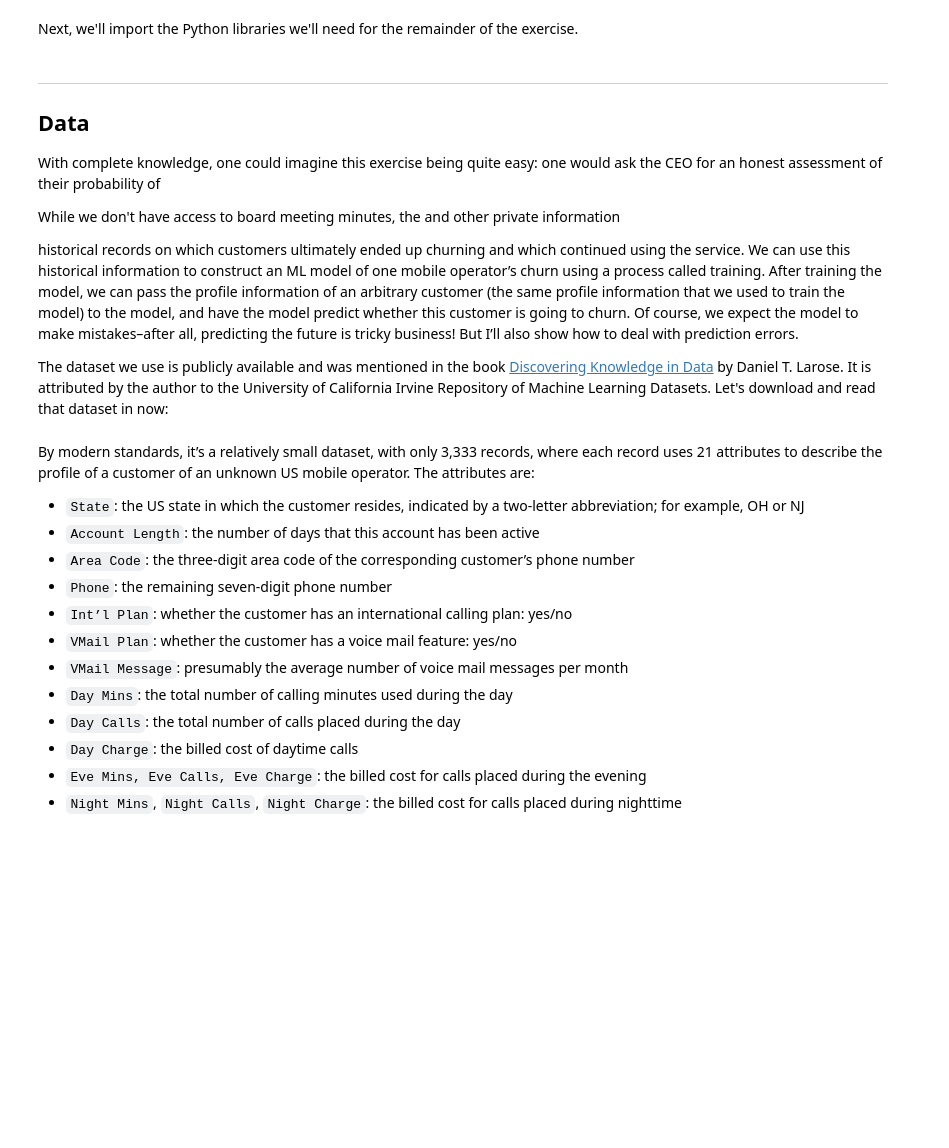
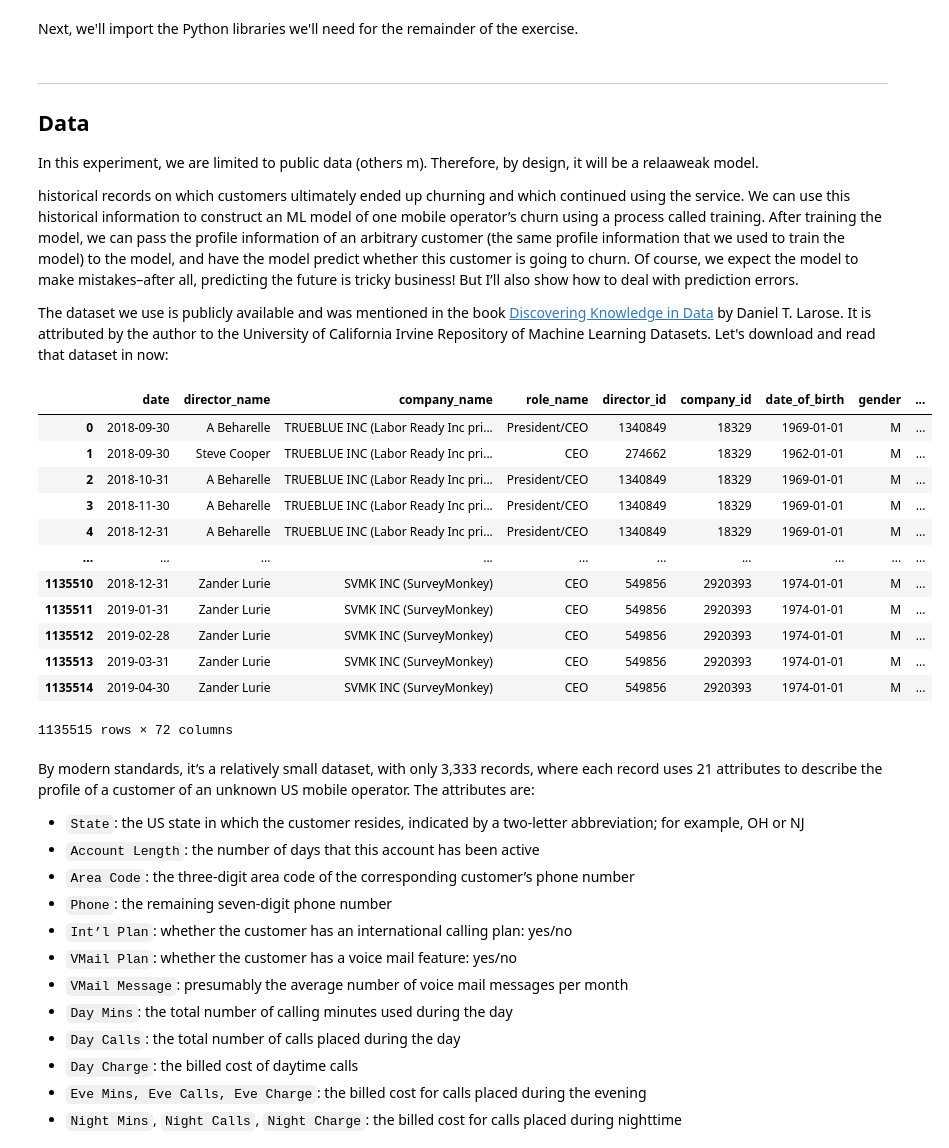
Before and after one commit to flyingdutchnick/ml-turnover, a Jupyter notebook: 2_model_training.ipynb, the cells around one changed output. Drawn from its saved outputs; the diff is of its cells as text; code cells hidden in the pictures; blank space fills up the shorter version.

Commit message:
data preprocess

```diff
--- a/2_model_training.ipynb
+++ b/2_model_training.ipynb
@@ -75,9 +72,7 @@ from sagemaker.predictor import csv_serializer
 ---
 ## Data
 
-With complete knowledge, one could imagine this exercise being quite easy: one would ask the CEO for an honest assessment of their probability of
-
-While we don't have access to board meeting minutes, the and other private information
+In this experiment, we are limited to public data (others m). Therefore, by design, it will be a relaaweak model.
 
 historical records on which customers ultimately ended up churning and which continued using the service. We can use this historical information to construct an ML model of one mobile operator’s churn using a process called training. After training the model, we can pass the profile information of an arbitrary customer (the same profile information that we used to train the model) to the model, and have the model predict whether this customer is going to churn. Of course, we expect the model to make mistakes–after all, predicting the future is tricky business! But I’ll also show how to deal with prediction errors.
 
@@ -87,5 +82,19 @@ The dataset we use is publicly available and was mentioned in the book [Discover
 !unzip -o DKD2e_data_sets.zip
 # %%
-churn = pd.read_csv('./Data sets/churn.txt')
+df_ceos = pd.read_csv('./data/csv_files/ceos.csv.gz', compression='gzip')
 pd.set_option('display.max_columns', 500)
-churn
+df_ceos
+# %% [output]
+|  | date | director_name | company_name | role_name | director_id | company_id | date_of_birth | gender | ... |
+| 0 | 2018-09-30 | A Beharelle | TRUEBLUE INC (Labor Ready Inc pri... | President/CEO | 1340849 | 18329 | 1969-01-01 | M | ... |
+| 1 | 2018-09-30 | Steve Cooper | TRUEBLUE INC (Labor Ready Inc pri... | CEO | 274662 | 18329 | 1962-01-01 | M | ... |
+| 2 | 2018-10-31 | A Beharelle | TRUEBLUE INC (Labor Ready Inc pri... | President/CEO | 1340849 | 18329 | 1969-01-01 | M | ... |
+| 3 | 2018-11-30 | A Beharelle | TRUEBLUE INC (Labor Ready Inc pri... | President/CEO | 1340849 | 18329 | 1969-01-01 | M | ... |
+| 4 | 2018-12-31 | A Beharelle | TRUEBLUE INC (Labor Ready Inc pri... | President/CEO | 1340849 | 18329 | 1969-01-01 | M | ... |
+| ... | ... | ... | ... | ... | ... | ... | ... | ... | ... |
+| 1135510 | 2018-12-31 | Zander Lurie | SVMK INC (SurveyMonkey) | CEO | 549856 | 2920393 | 1974-01-01 | M | ... |
+| 1135511 | 2019-01-31 | Zander Lurie | SVMK INC (SurveyMonkey) | CEO | 549856 | 2920393 | 1974-01-01 | M | ... |
+| 1135512 | 2019-02-28 | Zander Lurie | SVMK INC (SurveyMonkey) | CEO | 549856 | 2920393 | 1974-01-01 | M | ... |
+| 1135513 | 2019-03-31 | Zander Lurie | SVMK INC (SurveyMonkey) | CEO | 549856 | 2920393 | 1974-01-01 | M | ... |
+| 1135514 | 2019-04-30 | Zander Lurie | SVMK INC (SurveyMonkey) | CEO | 549856 | 2920393 | 1974-01-01 | M | ... |
+1135515 rows × 72 columns
```
Also changed, not shown: parts of 16 cells of this notebook, 1 other file.
